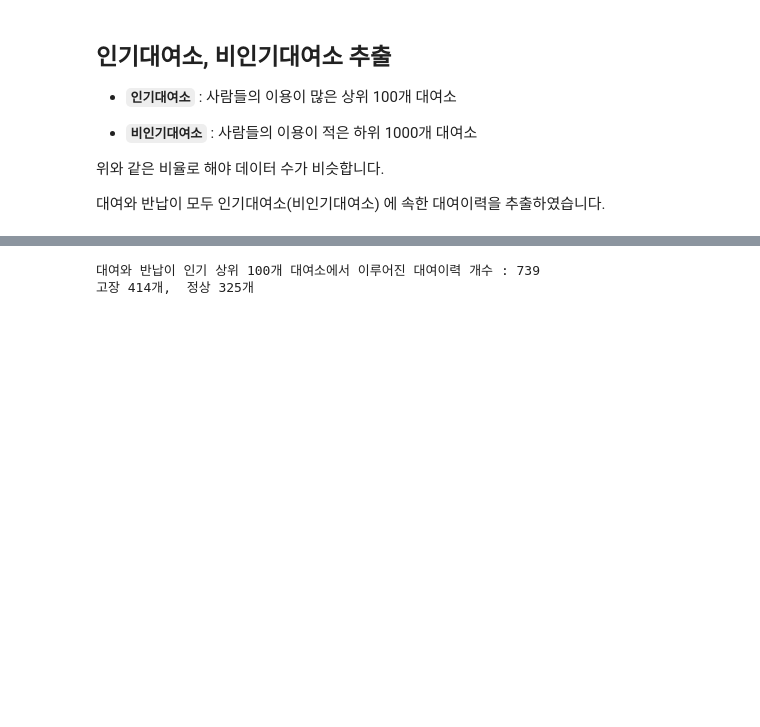
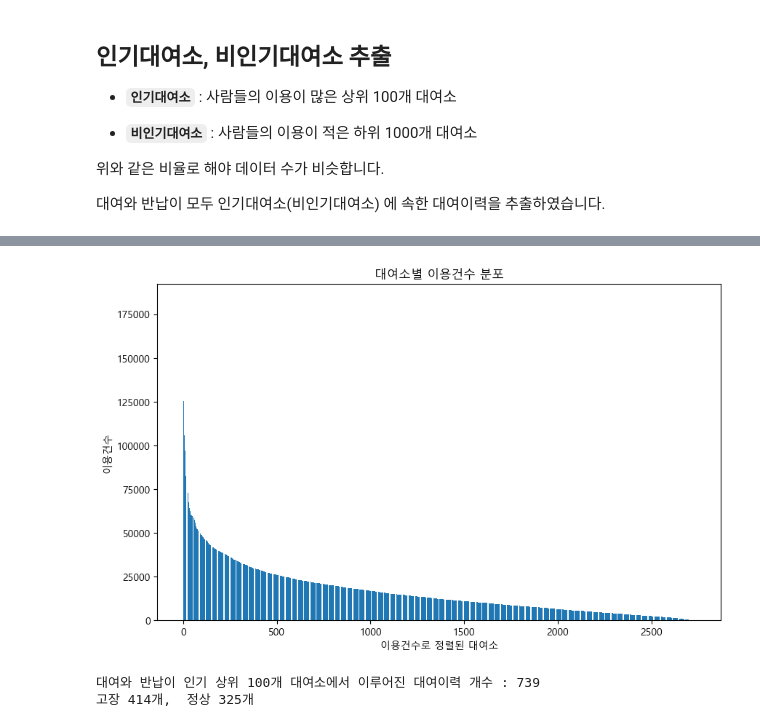
Before and after one commit to leechanhoe/data-science-project, a Jupyter notebook: 인기대여소와 고장의 연관성 분석.ipynb, the cells around one changed output, grey strips where cells are left out. Drawn from its saved outputs; the diff is of its cells as text; code cells hidden in the pictures; blank space fills up the shorter version.

```diff
--- a/인기대여소와 고장의 연관성 분석.ipynb
+++ b/인기대여소와 고장의 연관성 분석.ipynb
@@ -66,3 +69,16 @@ popular.head()
+# %%
+import matplotlib.pyplot as plt
+
+# 이용건수에 대한 바 그래프 그리기
+plt.figure(figsize=(10, 6))
+plt.bar(df_grouped.index, df_grouped['이용건수'])  # 대여소 인덱스와 이용건수 데이터를 사용하여 바 그래프를 그립니다.
+plt.xlabel('이용건수로 정렬된 대여소')
+plt.ylabel('이용건수')
+plt.title('대여소별 이용건수 분포')
+
+plt.show()
+# %% [output]
+[figure, added]
 # %%
 popular_stations = popular['대여소명'].tolist()
 # df_rent에서 대여와 반납이 popular_stations에 속한 행만 추출
```
Also changed, not shown: parts of 2 cells of this notebook.
